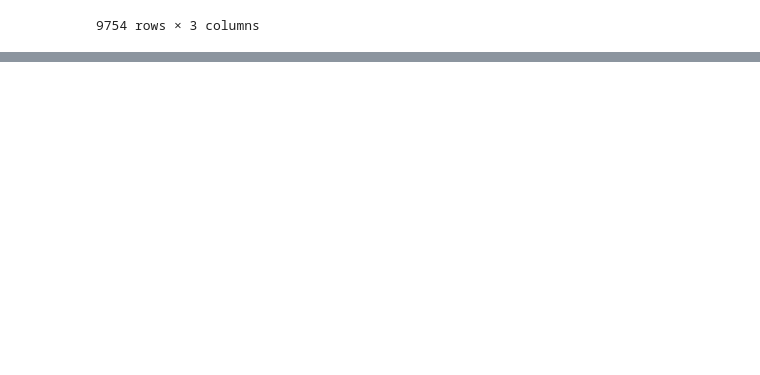
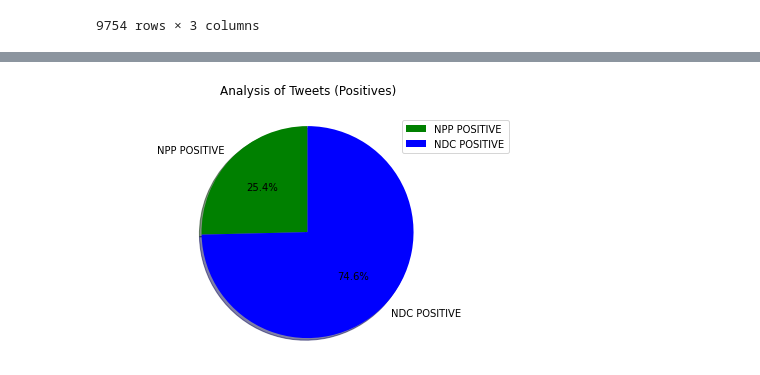
Before and after one commit to musahibrahimali/Elections, a Jupyter notebook: data/analysis.ipynb, the cells around one changed output, grey strips where cells are left out. Saved outputs shown, nothing was run; the diff lists cells and outputs as text; code cells hidden in the pictures; blank space fills up the shorter version.

```diff
--- a/data/analysis.ipynb
+++ b/data/analysis.ipynb
@@ -2952,0 +3085,30 @@ df.head(20)
+# %%
+# # # Positive Against Positive
+
+data = [
+    NppPositive,
+    NdcPositive
+]
+
+labels = [
+    'NPP POSITIVE',
+    'NDC POSITIVE'
+]
+
+cols = ['g', 'b']
+
+plt.pie(
+    data,
+    labels = labels,
+    colors = cols,
+    startangle=90,
+    shadow=True,
+    autopct='%1.1f%%'
+)
+plt.title("Analysis of Tweets (Positives)\n")
+plt.axis('equal')
+plt.legend(loc='upper right')
+plt.tight_layout()
+plt.show()
+# %% [output]
+[figure, added]
```
Also changed, not shown: parts of 11 cells of this notebook, 1 other file.
